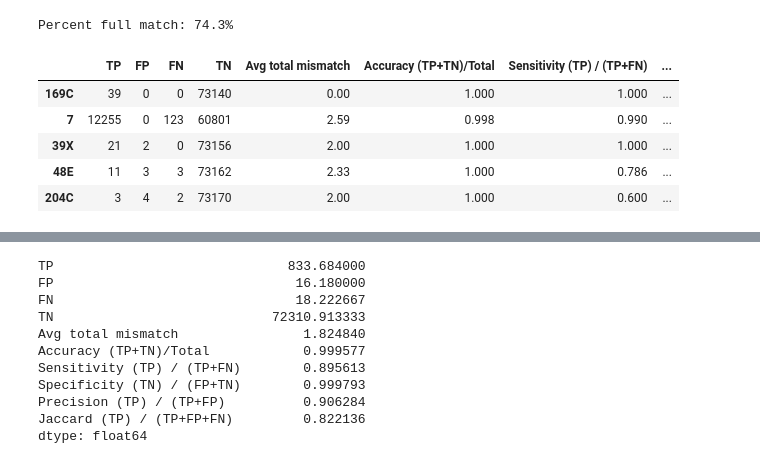
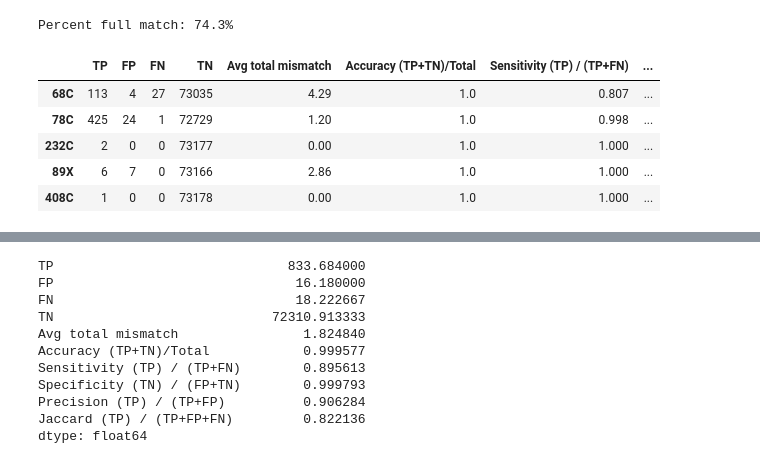
Before and after one commit to patlewig/aim, a Jupyter notebook: notebooks/01_AIM_Pairwise_Comparison.ipynb, the cells around one changed output, grey strips where cells are left out. Saved outputs shown, nothing was run; the diff lists cells and outputs as text; code cells hidden in the pictures.

```diff
--- a/notebooks/AIM_Pairwise_Comparison.ipynb
+++ b/notebooks/01_AIM_Pairwise_Comparison.ipynb
@@ -170,11 +172,11 @@ newest_version =  comparison_table(compare_new)
 # %% [output]
 Percent full match: 74.3%
 # %%
-newest_version.head()
+newest_version.tail()
 # %% [output]
 |  | TP | FP | FN | TN | Avg total mismatch | Accuracy (TP+TN)/Total | Sensitivity (TP) / (TP+FN) | ... |
-| 169C | 39 | 0 | 0 | 73140 | 0.00 | 1.000 | 1.000 | ... |
-| 7 | 12255 | 0 | 123 | 60801 | 2.59 | 0.998 | 0.990 | ... |
-| 39X | 21 | 2 | 0 | 73156 | 2.00 | 1.000 | 1.000 | ... |
-| 48E | 11 | 3 | 3 | 73162 | 2.33 | 1.000 | 0.786 | ... |
-| 204C | 3 | 4 | 2 | 73170 | 2.00 | 1.000 | 0.600 | ... |
+| 68C | 113 | 4 | 27 | 73035 | 4.29 | 1.0 | 0.807 | ... |
+| 78C | 425 | 24 | 1 | 72729 | 1.20 | 1.0 | 0.998 | ... |
+| 232C | 2 | 0 | 0 | 73177 | 0.00 | 1.0 | 1.000 | ... |
+| 89X | 6 | 7 | 0 | 73166 | 2.86 | 1.0 | 1.000 | ... |
+| 408C | 1 | 0 | 0 | 73178 | 0.00 | 1.0 | 1.000 | ... |
```
Also changed, not shown: parts of 5 cells of this notebook, 5 other files.
